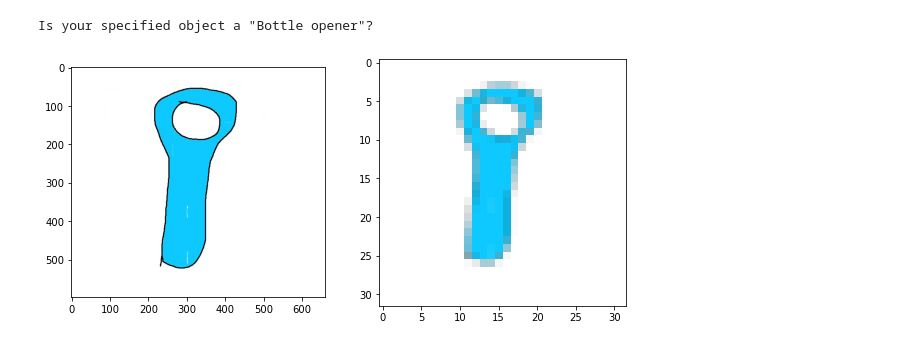
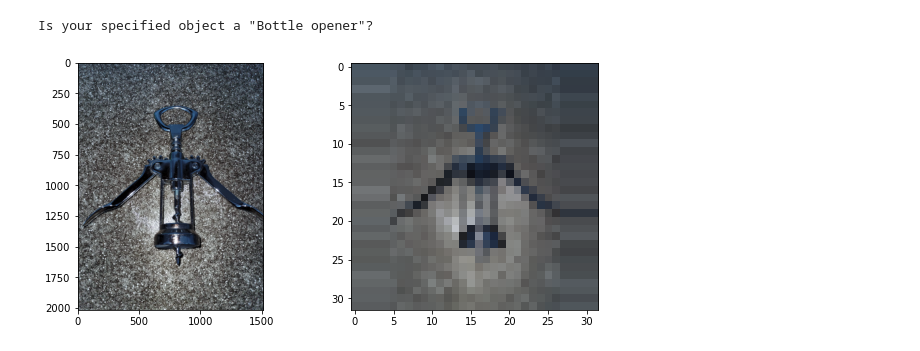
Before and after one commit to thecherry94/Projektarbeit-Kuenstliche-Intelligenz, a Jupyter notebook: CNN.ipynb, the cells around one changed output. Cells and saved outputs as stored; diff of their text form; code cells hidden in the pictures.

```diff
--- a/CNN.ipynb
+++ b/CNN.ipynb
@@ -149,5 +139,5 @@ INFO:tensorflow:Assets written to: models/v1\assets
 # %%
-model = tf.keras.models.load_model('models/v1')
+model = tf.keras.models.load_model('models/v2')
 # %%
 original = np.load(r'data/images/augmented/original.npy', allow_pickle=True)
 # %%
@@ -195,22 +185,22 @@ for i in range(25):
 # %%
 from DataAugmentation import resizeAndPad
 import cv2
 
 class_names = ['Bottle opener', 'Can opener', 'Cork screw', 'Multitool']
-file_actual = cv2.imread(r'data/test/test8.jpg', cv2.COLOR_BGR2RGB)
+file_actual = cv2.imread(r'data/test/test5.jpg', cv2.COLOR_BGR2RGB)
 file = resizeAndPad(file_actual, (32, 32))
 
 prediction = model.predict(np.array([file]))
 index_max = np.argmax(prediction)
 
 plt.figure(figsize=(10, 10))
 plt.grid(False)
 plt.subplot(2, 2, 1)
 plt.imshow(file_actual)
 plt.subplot(2, 2, 2)
 plt.imshow(file)
 
 print ('Is your specified object a "{}"?'.format(class_names[index_max]))
 # %% [output]
 Is your specified object a "Bottle opener"?
-[figure, old version]
+[figure, new version]
```
Also changed, not shown: parts of 8 cells of this notebook, 1 other file.
